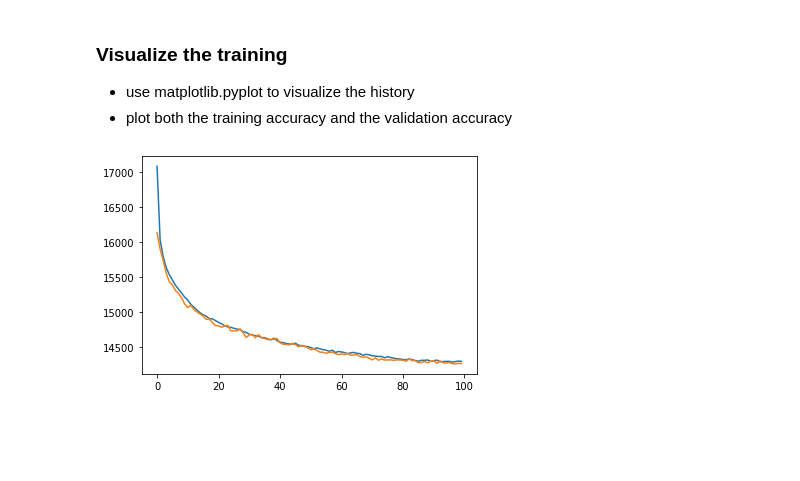
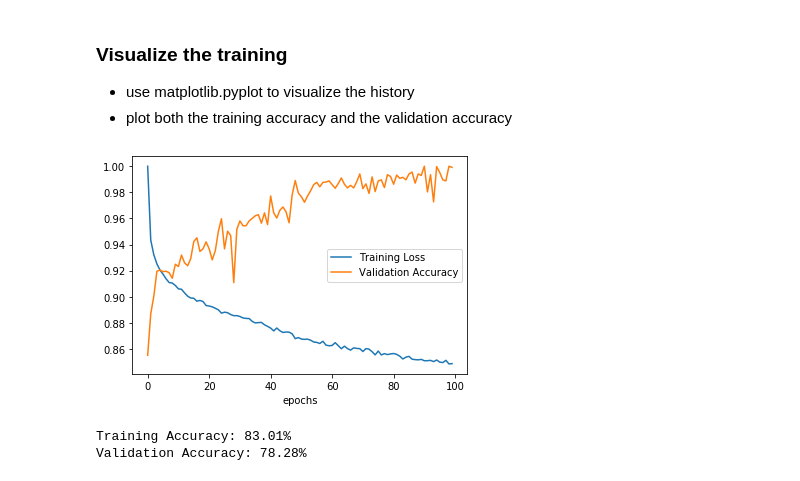
Before and after one commit to Gruppe3VDL/Gruppe3VDLws2019, a Jupyter notebook: exercise1/exercise_1.ipynb, the cells around one changed output. Cells and saved outputs as stored; diff of their text form; code cells hidden in the pictures; blank space fills up the shorter version.

```diff
--- a/exercise1/exercise_1.ipynb
+++ b/exercise1/exercise_1.ipynb
@@ -457,7 +393,16 @@ updated labels
+# %%
+# Recreate your DataLoaders with the normalized data
+train_dataset = MyCustomDataset(x_train_scaled, y_train_aligned)
+train_loader = DataLoader(dataset=train_dataset)
+
+test_dataset = MyCustomDataset(x_test_scaled, y_test_aligned)
+test_loader = DataLoader(dataset=test_dataset)
 # %%
 import tqdm
+
+
 net = ThreeLayerNet(D_in, H, D_out)
-optimizer = torch.optim.SGD(net.parameters(), lr = 0.01, momentum=0.9)
+optimizer = torch.optim.Adam(net.parameters(), lr = 0.001)
 
 train_loss, train_accuracy = [], []
 test_loss, test_accuracy = [], []
@@ -466,7 +411,7 @@ for i in tqdm.tnrange(100):
     loss, accuracy = train_epoch(net, train_loader, criterion, optimizer)
     train_loss.append(loss)
     train_accuracy.append(accuracy)
-    loss, accuracy = test_epoch(net, train_loader, criterion)
+    loss, accuracy = test_epoch(net, test_loader, criterion)
     test_loss.append(loss)
     test_accuracy.append(accuracy)
 # %% [output]
@@ -475,13 +420,21 @@ for i in tqdm.tnrange(100):
 ### Visualize the training
 - use matplotlib.pyplot to visualize the history
 - plot both the training accuracy and the validation accuracy
-# %%
-import matplotlib.pyplot as plt
-
-
-plt.plot(train_loss)
-plt.plot(test_loss)
-
-plt.show()
-# %% [output]
-[figure, removed]
+# %%
+import matplotlib.pyplot as plt
+
+
+# Plot changes in loss over epochs
+plt.plot(train_loss / np.max(train_loss), label='Training Loss')
+plt.plot(test_accuracy / np.max(test_accuracy), label='Validation Accuracy')
+plt.xlabel('epochs')
+plt.legend()
+plt.show()
+
+# Print final test and validation accuracy
+print("Training Accuracy: %.2f" % round(np.asarray(train_accuracy[-1]) * 100, 2) + "%")
+print("Validation Accuracy: %.2f" % round(np.asarray(test_accuracy[-1]) * 100, 2) + "%")
+# %% [output]
+[figure, added]
+Training Accuracy: 83.01%
+Validation Accuracy: 78.28%
```
Also changed, not shown: parts of 12 cells of this notebook.
